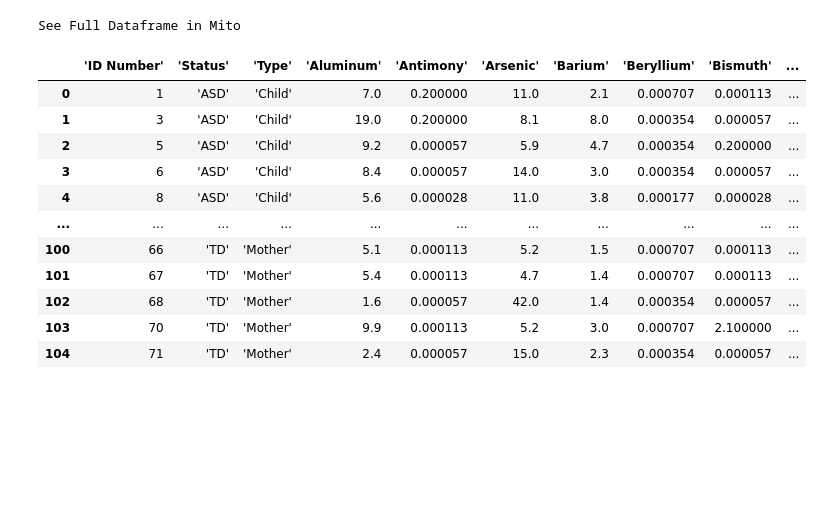
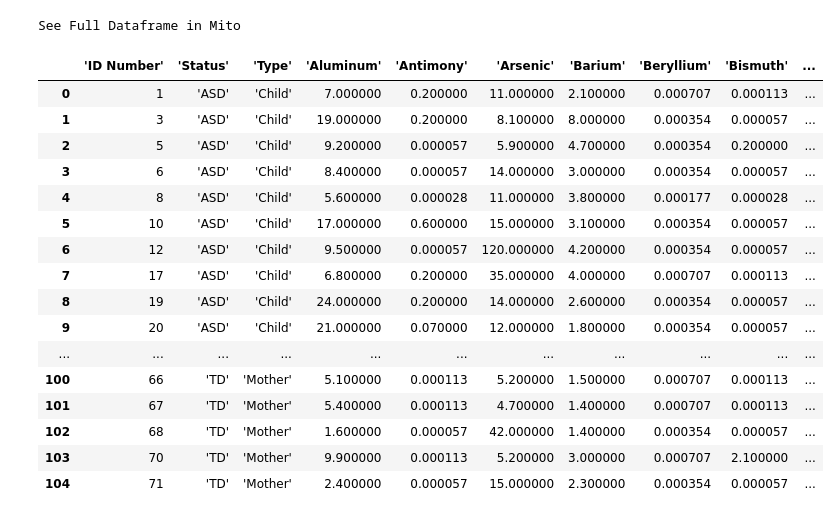
Before and after one commit to samanthawanek/exemplarfinalproject, a Jupyter notebook: Notebooks/Py-Analysis-Notebook.ipynb, the cells around one changed output. Saved outputs shown, nothing was run; the diff lists cells and outputs as text; code cells hidden in the pictures; blank space fills up the shorter version.

```diff
--- a/Notebooks/Py-Analysis-Notebook.ipynb
+++ b/Notebooks/Py-Analysis-Notebook.ipynb
@@ -3,4 +33,12 @@ import pandas as pd
 # %%
-mydata = pd.read_excel("../Data/DATA.xlsx")
+data = pd.read_excel("../Data/DATA.xlsx")
+# %%
+# reset the options
+pd.reset_option('display.max_rows')
 # %%
-pd.set_option('display.max_columns', 1000)
+# set the option to display the maximum number of columns
+pd.set_option('display.max_columns', 50)
+# %%
+# set the option to display the maximum number of rows
+pd.set_option('display.min_rows', 105)
+pd.set_option('display.max_rows', 105)
@@ -7,16 +79,21 @@ pd.set_option('display.max_columns', 1000)
 # %%
-mydata
+data
 # %% [output]
 See Full Dataframe in Mito
 |  | 'ID Number' | 'Status' | 'Type' | 'Aluminum' | 'Antimony' | 'Arsenic' | 'Barium' | 'Beryllium' | 'Bismuth' | ... |
-| 0 | 1 | 'ASD' | 'Child' | 7.0 | 0.200000 | 11.0 | 2.1 | 0.000707 | 0.000113 | ... |
-| 1 | 3 | 'ASD' | 'Child' | 19.0 | 0.200000 | 8.1 | 8.0 | 0.000354 | 0.000057 | ... |
-| 2 | 5 | 'ASD' | 'Child' | 9.2 | 0.000057 | 5.9 | 4.7 | 0.000354 | 0.200000 | ... |
-| 3 | 6 | 'ASD' | 'Child' | 8.4 | 0.000057 | 14.0 | 3.0 | 0.000354 | 0.000057 | ... |
-| 4 | 8 | 'ASD' | 'Child' | 5.6 | 0.000028 | 11.0 | 3.8 | 0.000177 | 0.000028 | ... |
+| 0 | 1 | 'ASD' | 'Child' | 7.000000 | 0.200000 | 11.000000 | 2.100000 | 0.000707 | 0.000113 | ... |
+| 1 | 3 | 'ASD' | 'Child' | 19.000000 | 0.200000 | 8.100000 | 8.000000 | 0.000354 | 0.000057 | ... |
+| 2 | 5 | 'ASD' | 'Child' | 9.200000 | 0.000057 | 5.900000 | 4.700000 | 0.000354 | 0.200000 | ... |
+| 3 | 6 | 'ASD' | 'Child' | 8.400000 | 0.000057 | 14.000000 | 3.000000 | 0.000354 | 0.000057 | ... |
+| 4 | 8 | 'ASD' | 'Child' | 5.600000 | 0.000028 | 11.000000 | 3.800000 | 0.000177 | 0.000028 | ... |
+| 5 | 10 | 'ASD' | 'Child' | 17.000000 | 0.600000 | 15.000000 | 3.100000 | 0.000354 | 0.000057 | ... |
+| 6 | 12 | 'ASD' | 'Child' | 9.500000 | 0.000057 | 120.000000 | 4.200000 | 0.000354 | 0.000057 | ... |
+| 7 | 17 | 'ASD' | 'Child' | 6.800000 | 0.200000 | 35.000000 | 4.000000 | 0.000707 | 0.000113 | ... |
+| 8 | 19 | 'ASD' | 'Child' | 24.000000 | 0.200000 | 14.000000 | 2.600000 | 0.000354 | 0.000057 | ... |
+| 9 | 20 | 'ASD' | 'Child' | 21.000000 | 0.070000 | 12.000000 | 1.800000 | 0.000354 | 0.000057 | ... |
 | ... | ... | ... | ... | ... | ... | ... | ... | ... | ... | ... |
-| 100 | 66 | 'TD' | 'Mother' | 5.1 | 0.000113 | 5.2 | 1.5 | 0.000707 | 0.000113 | ... |
-| 101 | 67 | 'TD' | 'Mother' | 5.4 | 0.000113 | 4.7 | 1.4 | 0.000707 | 0.000113 | ... |
-| 102 | 68 | 'TD' | 'Mother' | 1.6 | 0.000057 | 42.0 | 1.4 | 0.000354 | 0.000057 | ... |
-| 103 | 70 | 'TD' | 'Mother' | 9.9 | 0.000113 | 5.2 | 3.0 | 0.000707 | 2.100000 | ... |
-| 104 | 71 | 'TD' | 'Mother' | 2.4 | 0.000057 | 15.0 | 2.3 | 0.000354 | 0.000057 | ... |
+| 100 | 66 | 'TD' | 'Mother' | 5.100000 | 0.000113 | 5.200000 | 1.500000 | 0.000707 | 0.000113 | ... |
+| 101 | 67 | 'TD' | 'Mother' | 5.400000 | 0.000113 | 4.700000 | 1.400000 | 0.000707 | 0.000113 | ... |
+| 102 | 68 | 'TD' | 'Mother' | 1.600000 | 0.000057 | 42.000000 | 1.400000 | 0.000354 | 0.000057 | ... |
+| 103 | 70 | 'TD' | 'Mother' | 9.900000 | 0.000113 | 5.200000 | 3.000000 | 0.000707 | 2.100000 | ... |
+| 104 | 71 | 'TD' | 'Mother' | 2.400000 | 0.000057 | 15.000000 | 2.300000 | 0.000354 | 0.000057 | ... |
```
Also changed, not shown: parts of 33 cells of this notebook, 1 other file.
